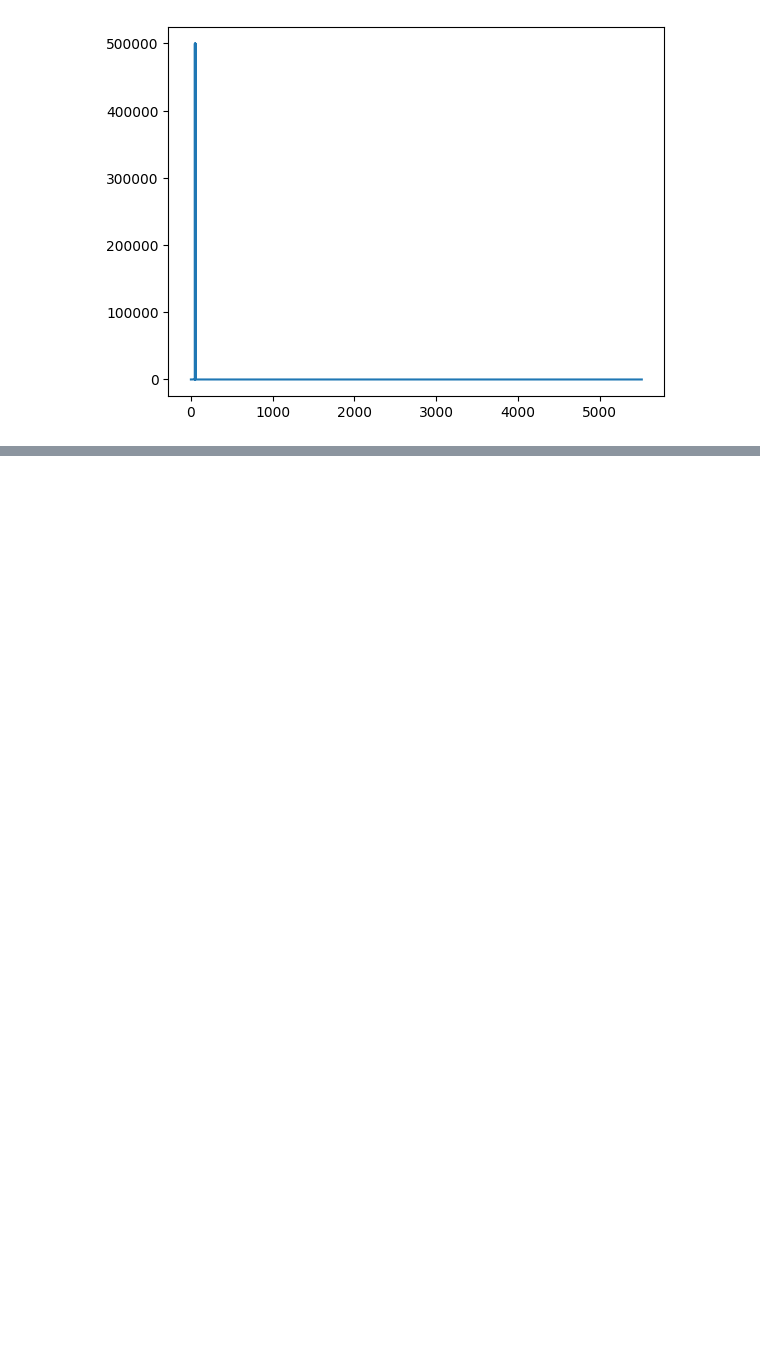
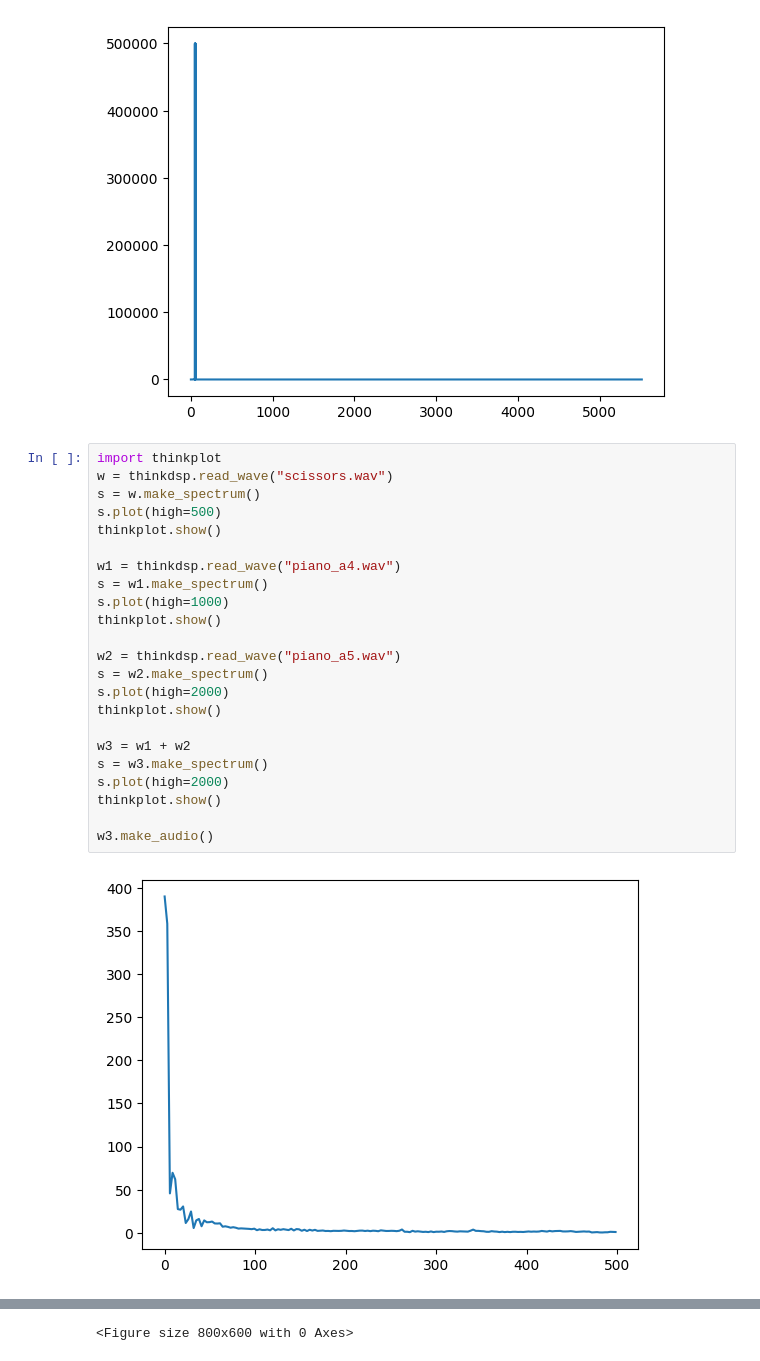
Before and after one commit to dpereira/ThinkDSP, a Jupyter notebook: exercizes/chapter1_synthetic.ipynb, the cells around one changed output, grey strips where cells are left out. Saved outputs shown, nothing was run; the diff lists cells and outputs as text; blank space fills up the shorter version.

Commit message:
chore: add more plots

```diff
--- a/exercizes/chapter1_synthetic.ipynb
+++ b/exercizes/chapter1_synthetic.ipynb
@@ -14,3 +14,28 @@ wave.make_audio()
 # %% [output]
 [interactive output not drawn]
 [figure]
+# %%
+import thinkplot
+w = thinkdsp.read_wave("scissors.wav")
+s = w.make_spectrum()
+s.plot(high=500)
+thinkplot.show()
+
+w1 = thinkdsp.read_wave("piano_a4.wav")
+s = w1.make_spectrum()
+s.plot(high=1000)
+thinkplot.show()
+
+w2 = thinkdsp.read_wave("piano_a5.wav")
+s = w2.make_spectrum()
+s.plot(high=2000)
+thinkplot.show()
+
+w3 = w1 + w2
+s = w3.make_spectrum()
+s.plot(high=2000)
+thinkplot.show()
+
+w3.make_audio()
+# %% [output]
+[figure, added]
@@ -16,0 +46 @@ wave.make_audio()
+<Figure size 800x600 with 0 Axes>
```
Also changed, not shown: parts of 2 cells of this notebook.
